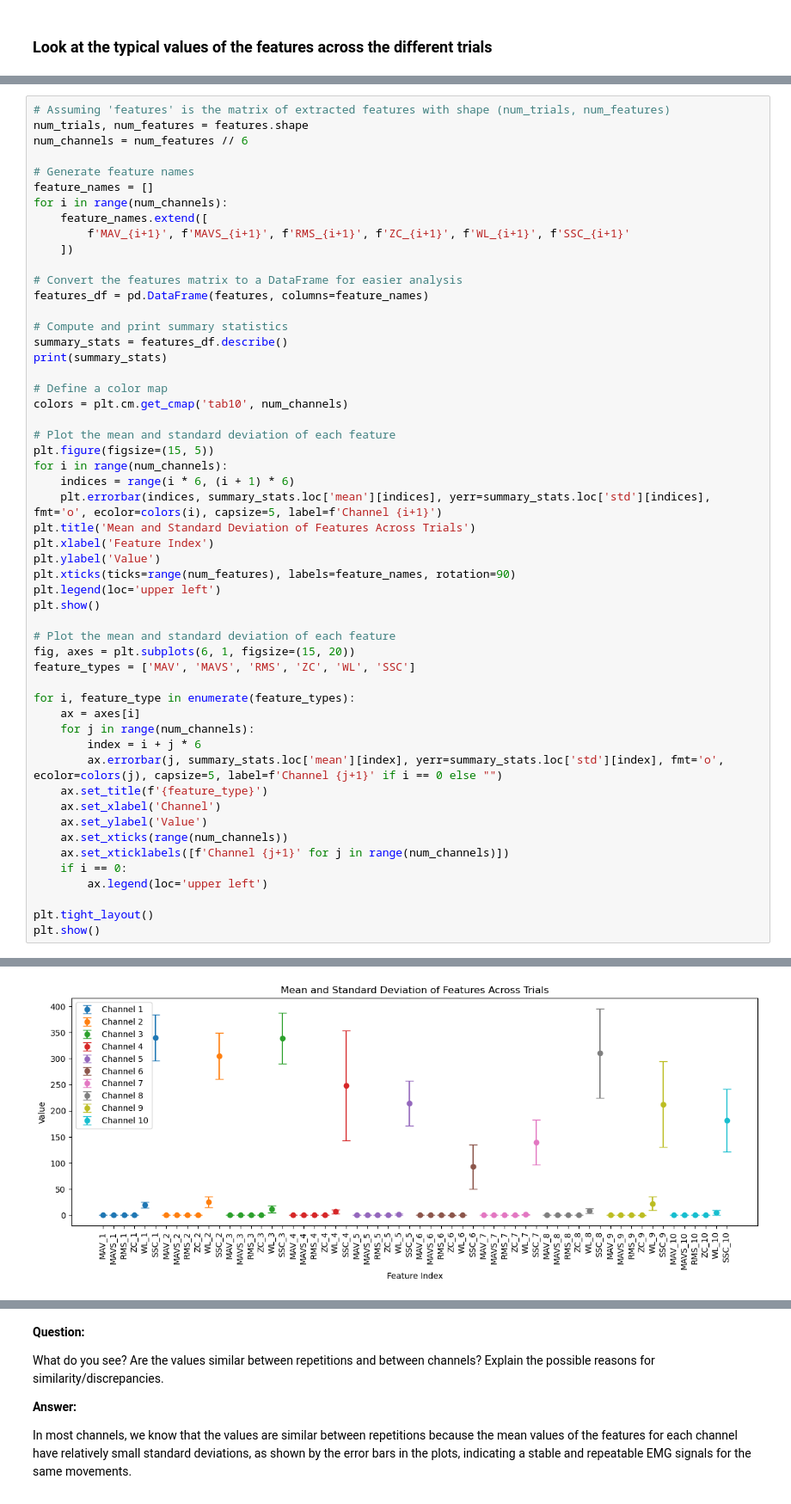
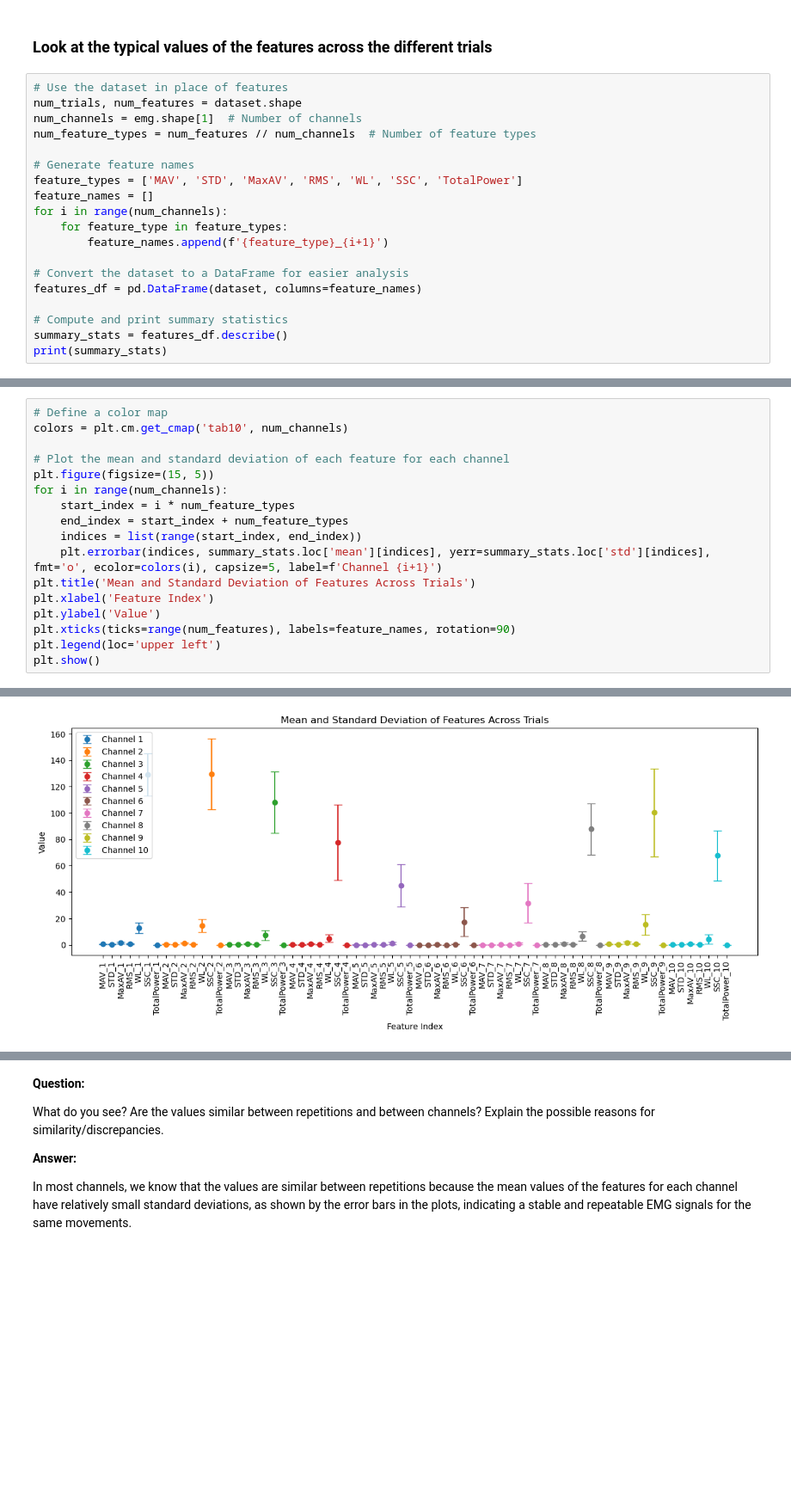
Before and after one commit to MetthewB/NSSP_Project2, a Jupyter notebook: scripts/main.ipynb, the cells around one changed output, grey strips where cells are left out. Shown at 86% size. Saved outputs shown, nothing was run; the diff lists cells and outputs as text; blank space fills up the shorter version.

```diff
--- a/scripts/main.ipynb
+++ b/scripts/main.ipynb
@@ -198,2 +404,21 @@ Extracted features shape: (100, 60)
 # %% [markdown]
 ### Look at the typical values of the features across the different trials
+# %%
+# Use the dataset in place of features
+num_trials, num_features = dataset.shape
+num_channels = emg.shape[1]  # Number of channels
+num_feature_types = num_features // num_channels  # Number of feature types
+
+# Generate feature names
+feature_types = ['MAV', 'STD', 'MaxAV', 'RMS', 'WL', 'SSC', 'TotalPower']
+feature_names = []
+for i in range(num_channels):
+    for feature_type in feature_types:
+        feature_names.append(f'{feature_type}_{i+1}')
+
+# Convert the dataset to a DataFrame for easier analysis
+features_df = pd.DataFrame(dataset, columns=feature_names)
+
+# Compute and print summary statistics
+summary_stats = features_df.describe()
+print(summary_stats)
@@ -200,29 +443,13 @@ Extracted features shape: (100, 60)
 # %%
-# Assuming 'features' is the matrix of extracted features with shape (num_trials, num_features)
-num_trials, num_features = features.shape
-num_channels = num_features // 6
-
-# Generate feature names
-feature_names = []
-for i in range(num_channels):
-    feature_names.extend([
-        f'MAV_{i+1}', f'MAVS_{i+1}', f'RMS_{i+1}', f'ZC_{i+1}', f'WL_{i+1}', f'SSC_{i+1}'
-    ])
-
-# Convert the features matrix to a DataFrame for easier analysis
-features_df = pd.DataFrame(features, columns=feature_names)
-
-# Compute and print summary statistics
-summary_stats = features_df.describe()
-print(summary_stats)
-
 # Define a color map
 colors = plt.cm.get_cmap('tab10', num_channels)
 
-# Plot the mean and standard deviation of each feature
+# Plot the mean and standard deviation of each feature for each channel
 plt.figure(figsize=(15, 5))
 for i in range(num_channels):
-    indices = range(i * 6, (i + 1) * 6)
+    start_index = i * num_feature_types
+    end_index = start_index + num_feature_types
+    indices = list(range(start_index, end_index))
     plt.errorbar(indices, summary_stats.loc['mean'][indices], yerr=summary_stats.loc['std'][indices], fmt='o', ecolor=colors(i), capsize=5, label=f'Channel {i+1}')
 plt.title('Mean and Standard Deviation of Features Across Trials')
 plt.xlabel('Feature Index')
@@ -230,24 +457,4 @@ plt.ylabel('Value')
 plt.xticks(ticks=range(num_features), labels=feature_names, rotation=90)
 plt.legend(loc='upper left')
 plt.show()
-
-# Plot the mean and standard deviation of each feature
-fig, axes = plt.subplots(6, 1, figsize=(15, 20))
-feature_types = ['MAV', 'MAVS', 'RMS', 'ZC', 'WL', 'SSC']
-
-for i, feature_type in enumerate(feature_types):
-    ax = axes[i]
-    for j in range(num_channels):
-        index = i + j * 6
-        ax.errorbar(j, summary_stats.loc['mean'][index], yerr=summary_stats.loc['std'][index], fmt='o', ecolor=colors(j), capsize=5, label=f'Channel {j+1}' if i == 0 else "")
-    ax.set_title(f'{feature_type}')
-    ax.set_xlabel('Channel')
-    ax.set_ylabel('Value')
-    ax.set_xticks(range(num_channels))
-    ax.set_xticklabels([f'Channel {j+1}' for j in range(num_channels)])
-    if i == 0:
-        ax.legend(loc='upper left')
-
-plt.tight_layout()
-plt.show()
 # %% [output]
@@ -271 +461 @@ max     24.445100  421.000000
-[figure, old version]
+[figure, new version]
```
Also changed, not shown: parts of 35 cells of this notebook, 2 other files.
